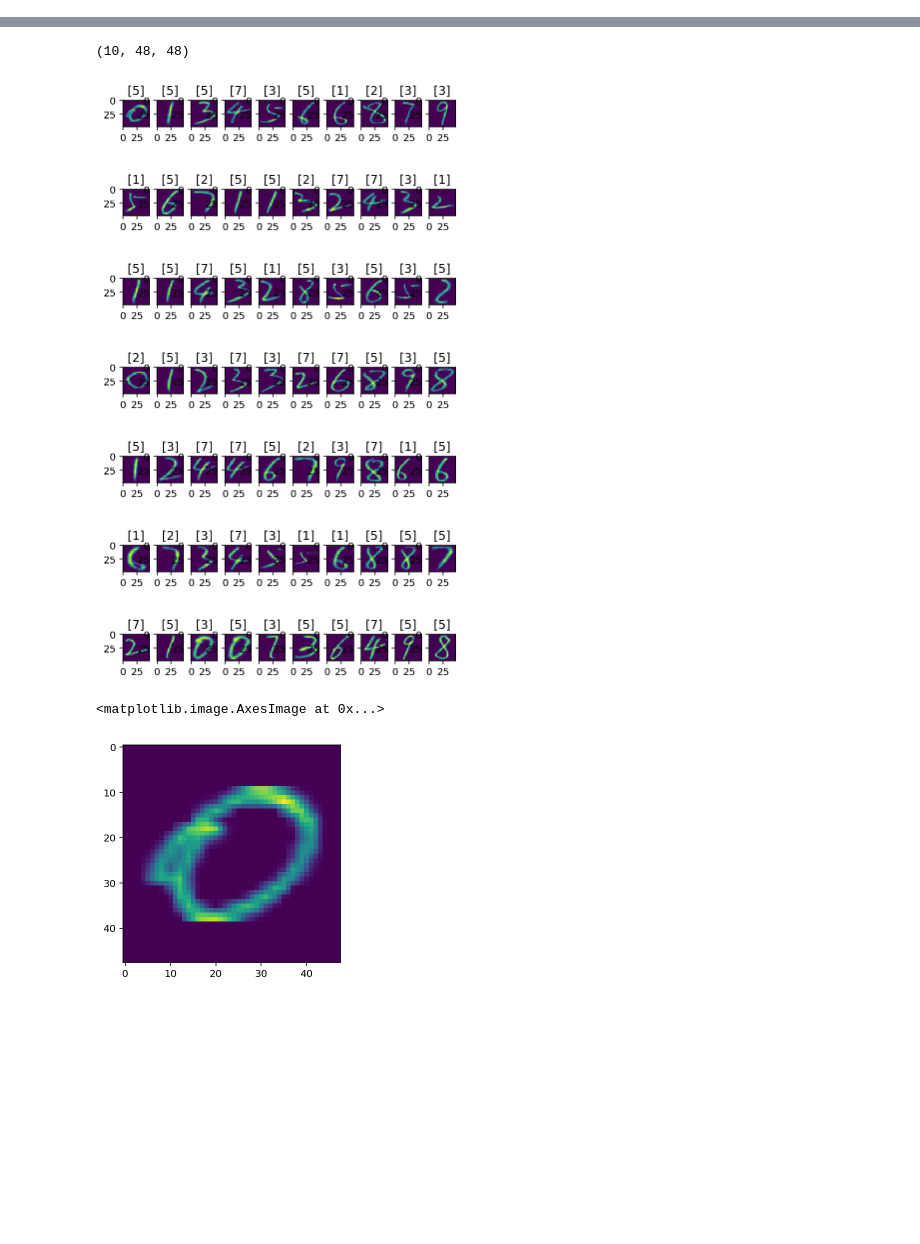
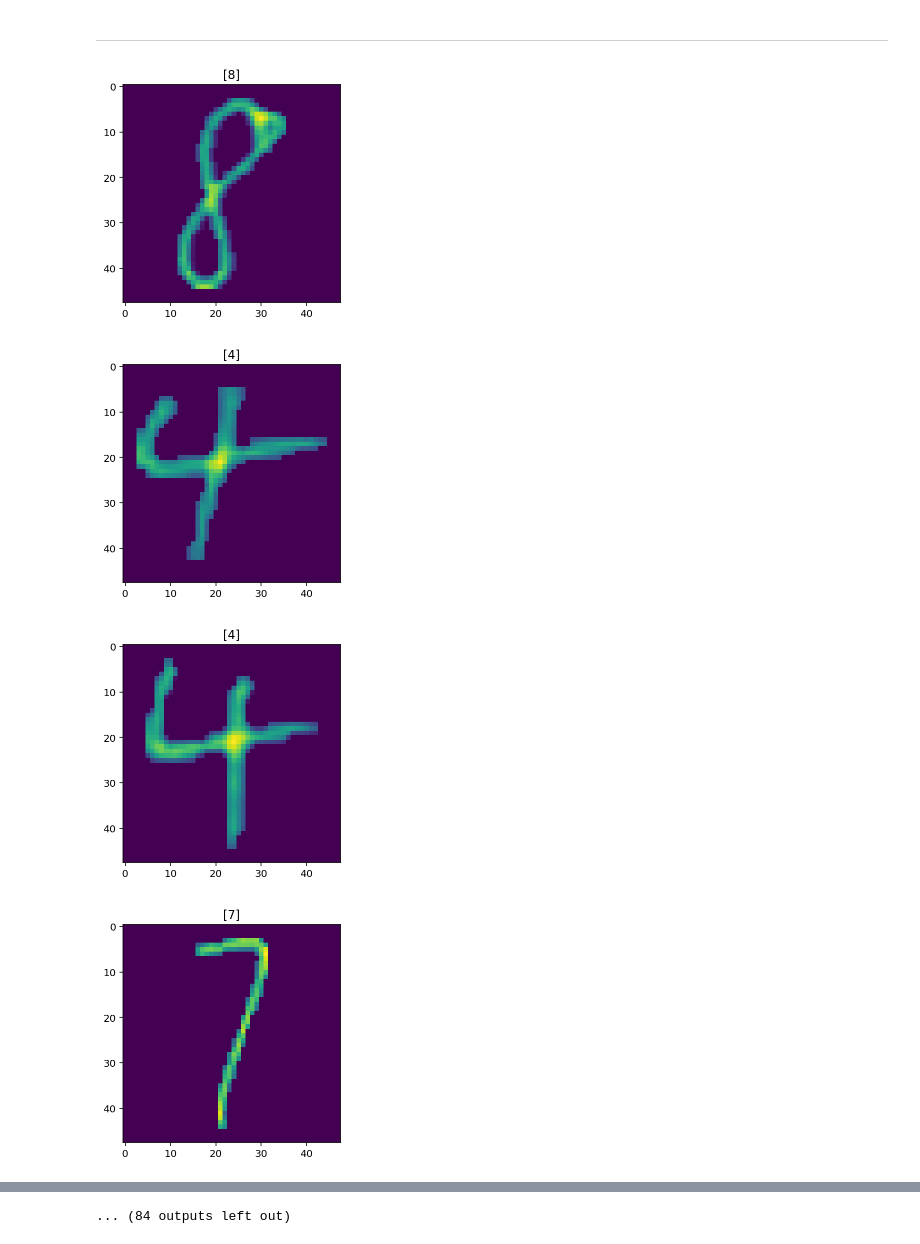
Before and after one commit to lianxiaolei/num-recognition-http, a Jupyter notebook: notebook/answer_card_studentnum.ipynb, the cells around one changed output, grey strips where cells are left out. Cells and saved outputs as stored; diff of their text form; code cells hidden in the pictures; blank space fills up the shorter version.

```diff
--- a/notebook/answer_card_studentnum.ipynb
+++ b/notebook/answer_card_studentnum.ipynb
@@ -468,12 +416,22 @@ Text(0.5,1,'decoded img')
+# %% [markdown]
+---
 # %%
-data = []
-for i in range(1, 11):
-    img = cv2.imread('testimg/0/%s.jpg' % i, cv2.IMREAD_GRAYSCALE)
-    img = (255 - img) / 255.0
+for i in os.listdir('F:\\nums'):
+
+    img = cv2.imread(os.path.join('F:\\nums', i), cv2.IMREAD_GRAYSCALE)
+
+    img = (img) / 255.0
     img[img < 0.16] = 0.0
 
     img = cv2.resize(img, (48, 48))
 
     sub_img = preprocessing(img)
-    data.append(sub_img.tolist())
-#             cv2.imwrite(fname, sub_img * 255)
+
+    plt.imshow(sub_img)
+    plt.title(cnn.predict_new(np.expand_dims(sub_img, axis=-1)))
+    plt.show()
+# %% [output]
+[figure, added]
+[figure, added]
+[figure, added]
+[figure, added]
@@ -480,4 +446 @@ for i in range(1, 11):
+... (84 outputs left out)
-# %%
-np.array(data).shape
-# %% [output]
-(10, 48, 48)
@@ -491,39 +446,0 @@ model = load_model('resnet3.h5')
-# %%
-for j in range(0, 7):
-
-    for i in range(1, 11):
-        img = cv2.imread('testimg/%s/%s.jpg' % (j, i), cv2.IMREAD_GRAYSCALE)
-        img = (255 - img) / 255.0
-        img[img < 0.12] = 0.0
-
-        img = cv2.resize(img, (48, 48))
-
-        sub_img = preprocessing(img)
-
-#             cv2.imwrite(fname, sub_img * 255)
-
-        plt.subplot(7, 10, i + j * 10)
-        plt.imshow(sub_img)
-        sub_img = np.expand_dims(sub_img, axis=0)
-        sub_img = np.expand_dims(sub_img, axis=-1)
-#         print(sub_img[0].shape)
-        plt.title(np.argmax(model.predict(sub_img), axis=-1))
-    plt.show()
-# %% [output]
-[figure, removed]
-[figure, removed]
-[figure, removed]
-[figure, removed]
-[figure, removed]
-[figure, removed]
-[figure, removed]
-# %%
-img = cv2.imread('testimg/%s/%s.jpg' % (0, 1), cv2.IMREAD_GRAYSCALE)
-img = (255 - img) / 255.0
-img[img < 0.12] = 0.0
-img = cv2.resize(img, (48, 48))
-sub_img = preprocessing(img)
-plt.imshow(sub_img)
-# %% [output]
-<matplotlib.image.AxesImage at 0x...>
-[figure, removed]
```
Also changed, not shown: parts of 23 cells of this notebook, 6 other files.
